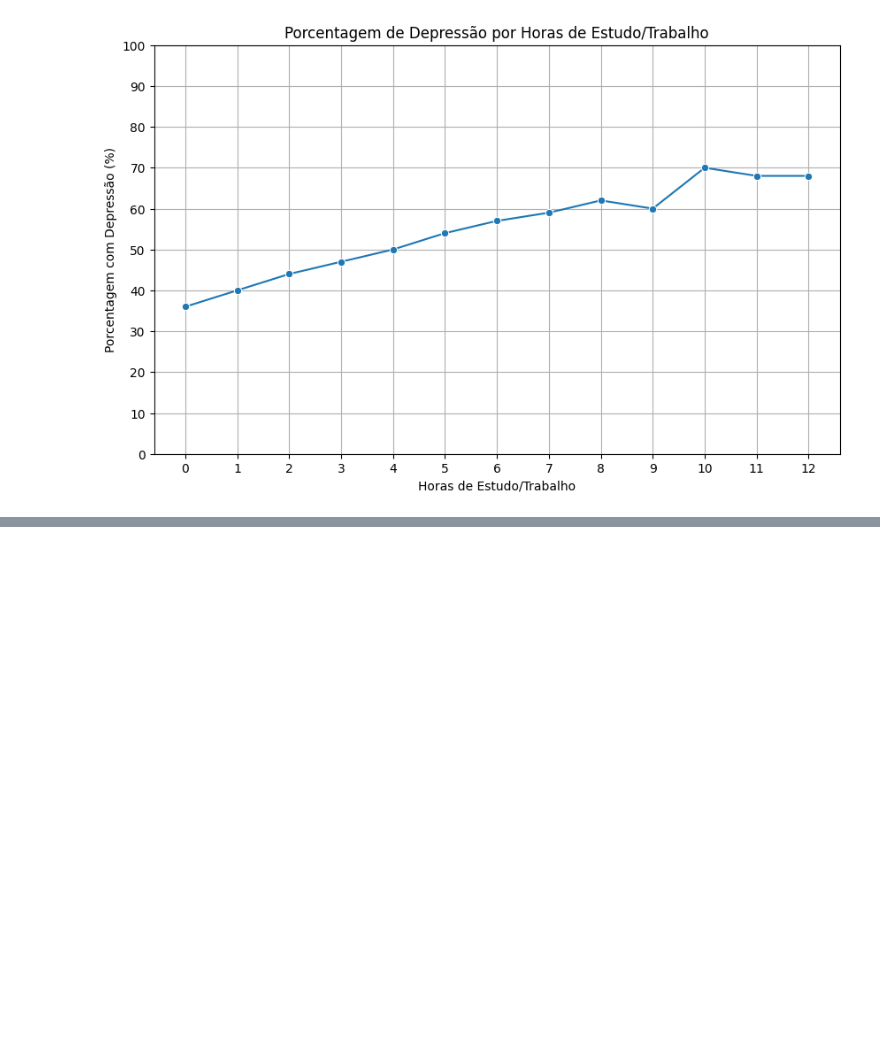
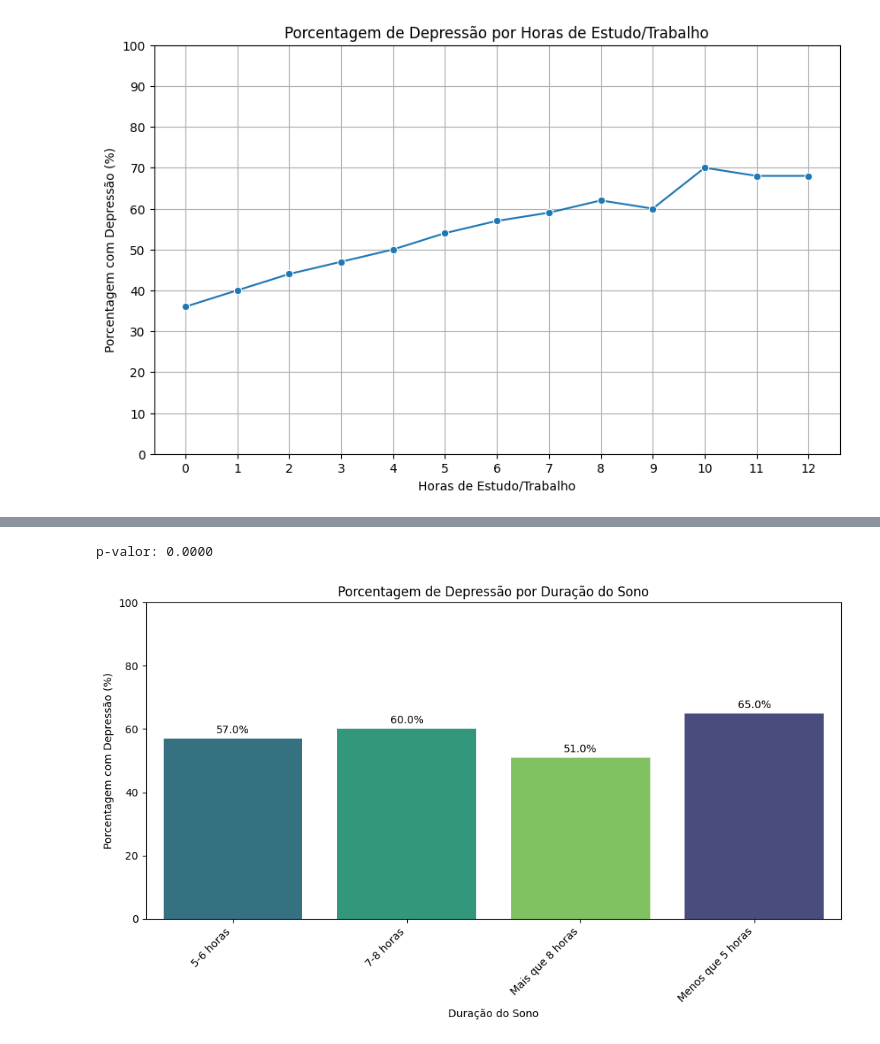
Before and after one commit to RenanVanbasten/mental-health-data-analysis, a Jupyter notebook: analise_exploratoria.ipynb, the cells around one changed output, grey strips where cells are left out. Cells and saved outputs as stored; diff of their text form; code cells hidden in the pictures; blank space fills up the shorter version.

Commit message:
Adiciona análise exploratória na relação da depressão e horas de sono.

```diff
--- a/analise_exploratoria.ipynb
+++ b/analise_exploratoria.ipynb
@@ -385,0 +428,40 @@ plt.show()
+# %%
+data = [
+    [2666, 3517],
+    [2975, 4371],
+    [2949, 5361],
+    [2966, 3078],
+    [9, 9]
+]
+chi2, p, dof, expected = chi2_contingency(data)
+
+print(f'p-valor: {p:.4f}')
+# %% [output]
+p-valor: 0.0000
+# %%
+data = {
+    'Sleep Duration': ['5-6 horas', '7-8 horas', 'Menos que 5 horas', 'Mais que 8 horas'],
+    'Depression_Percentage': [57.0, 60.0, 65.0, 51.0]
+}
+df_plot = pd.DataFrame(data)
+
+order = ['Menos que 5 horas', '5-6 horas', '7-8 horas', 'Mais que 8 horas']
+df_plot['sleep duration'] = pd.Categorical(df_plot['Sleep Duration'], categories=order, ordered=True)
+df_plot = df_plot.sort_values('Sleep Duration')
+
+plt.figure(figsize=(10, 6))
+ax = sns.barplot(x='Sleep Duration', y='Depression_Percentage', hue='sleep duration', data=df_plot, palette='viridis', legend=False)
+plt.title('Porcentagem de Depressão por Duração do Sono')
+plt.xlabel('Duração do Sono')
+plt.ylabel('Porcentagem com Depressão (%)')
+plt.ylim(0, 100)
+plt.xticks(rotation=45, ha='right')
+
+for p in ax.patches:
+    height = p.get_height()
+    ax.text(p.get_x() + p.get_width() / 2., height + 1, f'{height:.1f}%', ha='center', va='bottom')
+
+plt.tight_layout()
+plt.show()
+# %% [output]
+[figure, added]
```
Also changed, not shown: parts of 3 cells of this notebook.
